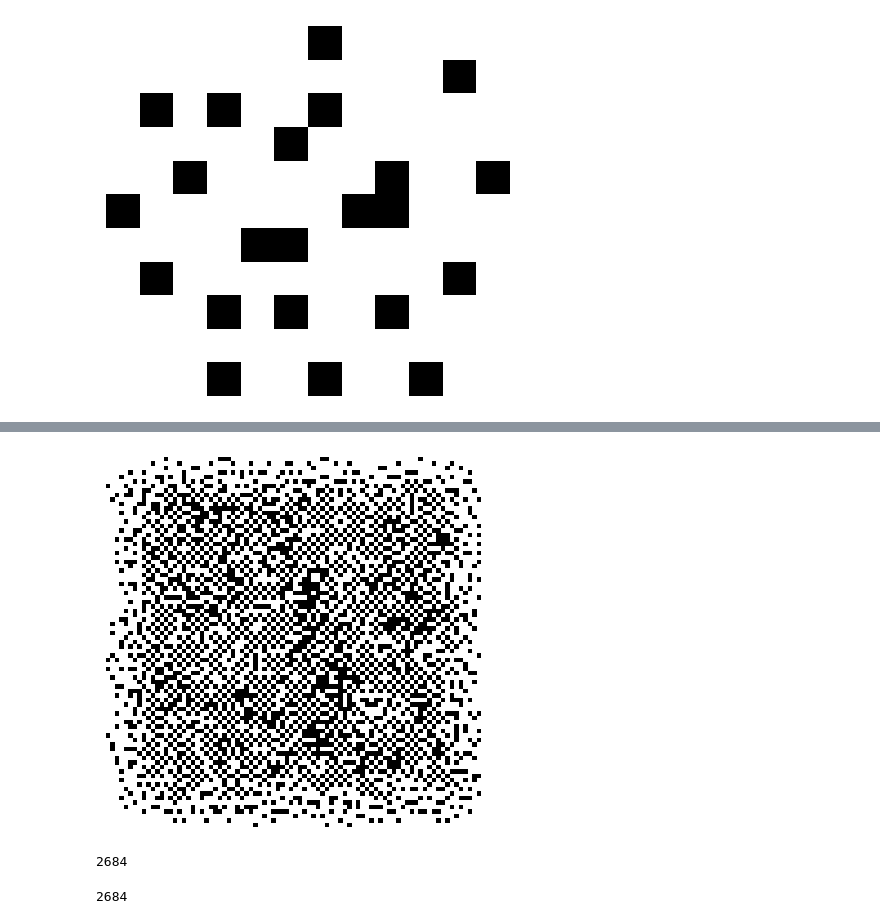
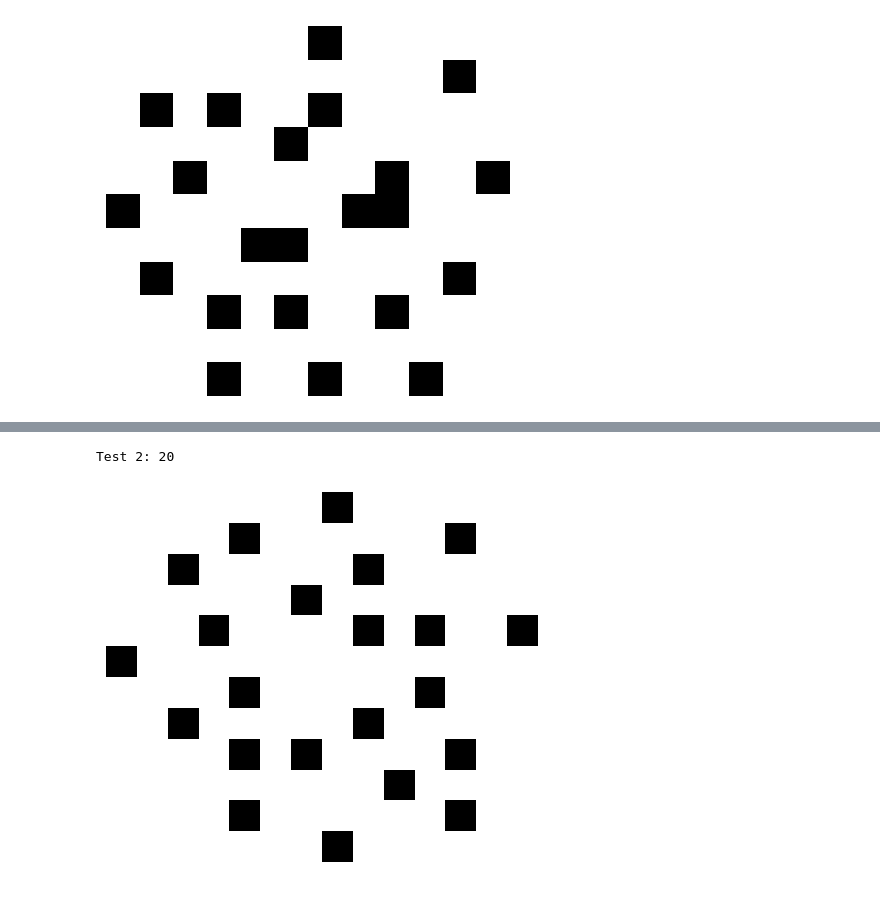
Before and after one commit to marcodelmastro/AdventOfCode2022, a Jupyter notebook: Day23.ipynb, the cells around one changed output, grey strips where cells are left out. Cells and saved outputs as stored; diff of their text form; code cells hidden in the pictures.

```diff
--- a/Day23.ipynb
+++ b/Day23.ipynb
@@ -10,7 +12,7 @@ def parse23(filename,verbose=False):
             for r in grid:
                 print(r)
         elfs = defaultdict(int)
-        for r in range(len(grid)-1,0,-1):
+        for r in range(len(grid)-1,-1,-1):
             for x in range(len(grid[0])):
                 if grid[r][x]=="#":
                     y = len(grid)-r-1
@@ -107,7 +109,7 @@ def moveElfs(_elfs,Nrounds=0):
 
         # if no elf can move, end process
         if len(proposedMove.keys())==0:
-            return elfs
+            return elfs,iround+1
 
         # check if more than one elf wants to move to same position
         count = Counter([ p for e,p in proposedMove.items() ])
@@ -129,7 +131,7 @@ def moveElfs(_elfs,Nrounds=0):
 
         iround += 1
         if Nrounds and iround==Nrounds:
-            return elfs
+            return elfs,iround
 # %%
 elfs0 = parse23("examples/example23_1.txt")
 
@@ -163,13 +168,14 @@ Part 1: 4288
+# %%
+def part2(elfs):
+    elfsEnd2,NroundsEnd = moveElfs(elfs)
+    gridEnd2 = elfs2grid(elfsEnd2)
+    return NroundsEnd,gridEnd2
 # %%
-plt.imshow(grid1,origin="lower",cmap="binary")
+test2,gridTest2 = part2(elfs1)
+print("Test 2:",test2)
+
+plt.imshow(gridTest2,origin="lower",cmap="binary")
 _ = plt.axis('off')
 # %% [output]
+Test 2: 20
-[figure, old version]
+[figure, new version]
-# %%
-len(grid1[grid1==1])
-# %% [output]
-2684
-# %%
-len(elfs.keys())
-# %% [output]
-2684
```
Also changed, not shown: parts of 5 cells of this notebook.
